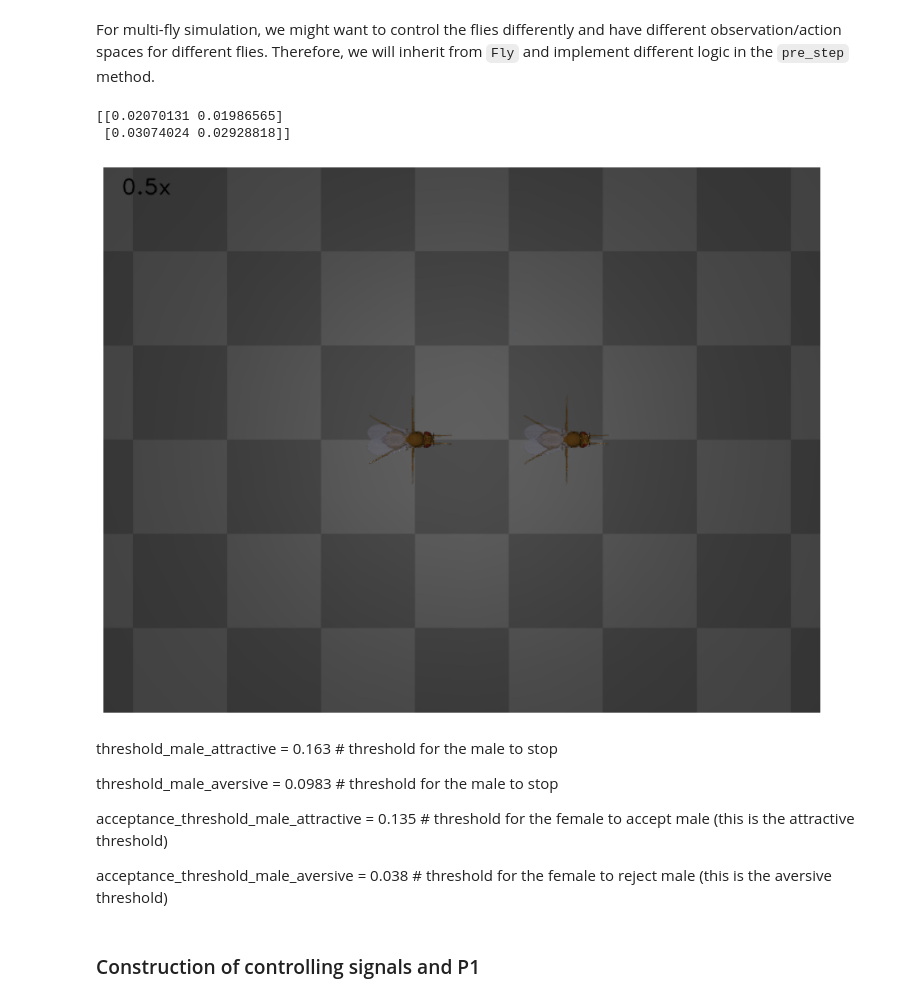
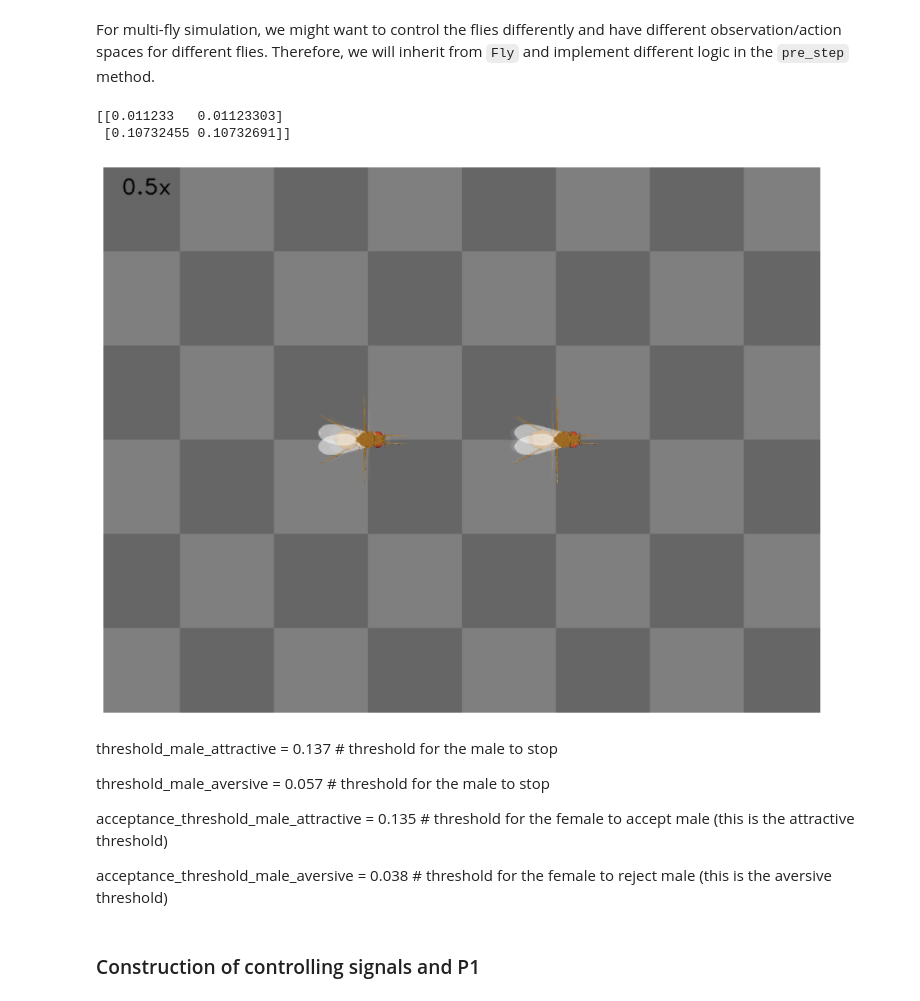
Before and after one commit to AndyPiantoni/ControlBehavProject, a Jupyter notebook: chasing-Andy-Adding IVALU.ipynb, the cells around one changed output. Saved outputs shown, nothing was run; the diff lists cells and outputs as text; code cells hidden in the pictures.

```diff
--- a/chasing-Andy-Adding IVALU.ipynb
+++ b/chasing-Andy-Adding IVALU.ipynb
@@ -19,14 +19,16 @@ from female_decision_hybri_turn_fly import FemaleDecisionHybriTurnFly
 seed = 1
 
 # Odor source: array of shape (num_odor_sources, 3) - xyz coords of odor sources
-odor_source = np.array([[4, 4, 4],[5, 5, 5]], dtype=np.float32)
+odor_source = np.array([[0, 0, 0],[10, 0, 0]], dtype=np.float32)
 
 # Peak intensities: array of shape (num_odor_sources, odor_dimensions)
 # For each odor source, if the intensity is (x, 0) then the odor is in the 1st dimension
 # (in this case attractive). If it's (0, x) then it's in the 2nd dimension (in this case
 # aversive)
 peak_odor_intensity = np.array([[0, 1],[1, 0]])
-odor_threshold = 0.14
+
+# odor threshold for male to stop, values found empirically
+odor_threshold = 0.137
 if peak_odor_intensity[0][0] == 0:
     odor_threshold = 0.057
 
@@ -42,7 +44,7 @@ odor_gains = np.array([-100, 100])
 # %%
 timestep = 1e-4
 decision_interval = 0.05
-run_time = 1
+run_time = 6
 
 fly0 = OdorTaxisFly(  # This is the "chasing" fly (aka male fly)
     name="male",
@@ -61,7 +63,7 @@ fly1 = FemaleDecisionHybriTurnFly(  # This is the "chased" fly (aka female fly)
     timestep=timestep,
     enable_adhesion=True,
     enable_olfaction=True,
-    spawn_pos=(8, 0, 0),
+    spawn_pos=(10, 0, 0),
     odor_threshold = [0.119, 0.03] # Threshold found empiricly
 )
 
@@ -104,39 +106,47 @@ cam_male = Camera(
     play_speed=0.5,
 )
 
+cam_female = Camera(
+    fly=fly1,
+    camera_id="Animat/camera_right",
+    window_size=(800, 608),
+    play_speed=0.5,
+)
+
 
 sim = Simulation(
     flies=[fly0, fly1],
-    cameras=[cam, cam_male],
+    cameras=[cam, cam_male, cam_female],
     arena=arena,
     timestep=timestep,
 )
 
 fly_names = [fly.name for fly in sim.flies]
 # %%
-for i in range(2):
+fly1.hybrid_turning = True
+for i in trange(10):
     obs, _, _, _, info = sim.step({
                                 "male": np.zeros(2),
                                 "female": np.zeros(2)
                                 })
     sim.render()
 fig, ax = plt.subplots(1, 1, figsize=(10, 8), tight_layout=True)
 ax.imshow(cam._frames[-1])
 ax.axis("off")
 
 odor = obs["male"]["odor_intensity"].reshape((odor_dimensions, 2, 2))
 I = np.average(odor, axis=1, weights=[120, 1200])
 # Calculate the left-right asymmetry in the odor intensities
 I_l, I_r = I[:, 0], I[:, 1]
 print(I)
 # %% [output]
-[[0.02070131 0.01986565]
- [0.03074024 0.02928818]]
+[[0.011233   0.01123303]
+ [0.10732455 0.10732691]]
-[figure, old version]
+[figure, new version]
 # %% [markdown]
-threshold_male_attractive = 0.163  # threshold for the male to stop
+threshold_male_attractive = 0.137  # threshold for the male to stop
 
-threshold_male_aversive = 0.0983  # threshold for the male to stop
+threshold_male_aversive = 0.057  # threshold for the male to stop
 
 
 acceptance_threshold_male_attractive = 0.135 # threshold for the female to accept male (this is the attractive threshold)
```
Also changed, not shown: parts of 13 cells of this notebook, 2 other files.
